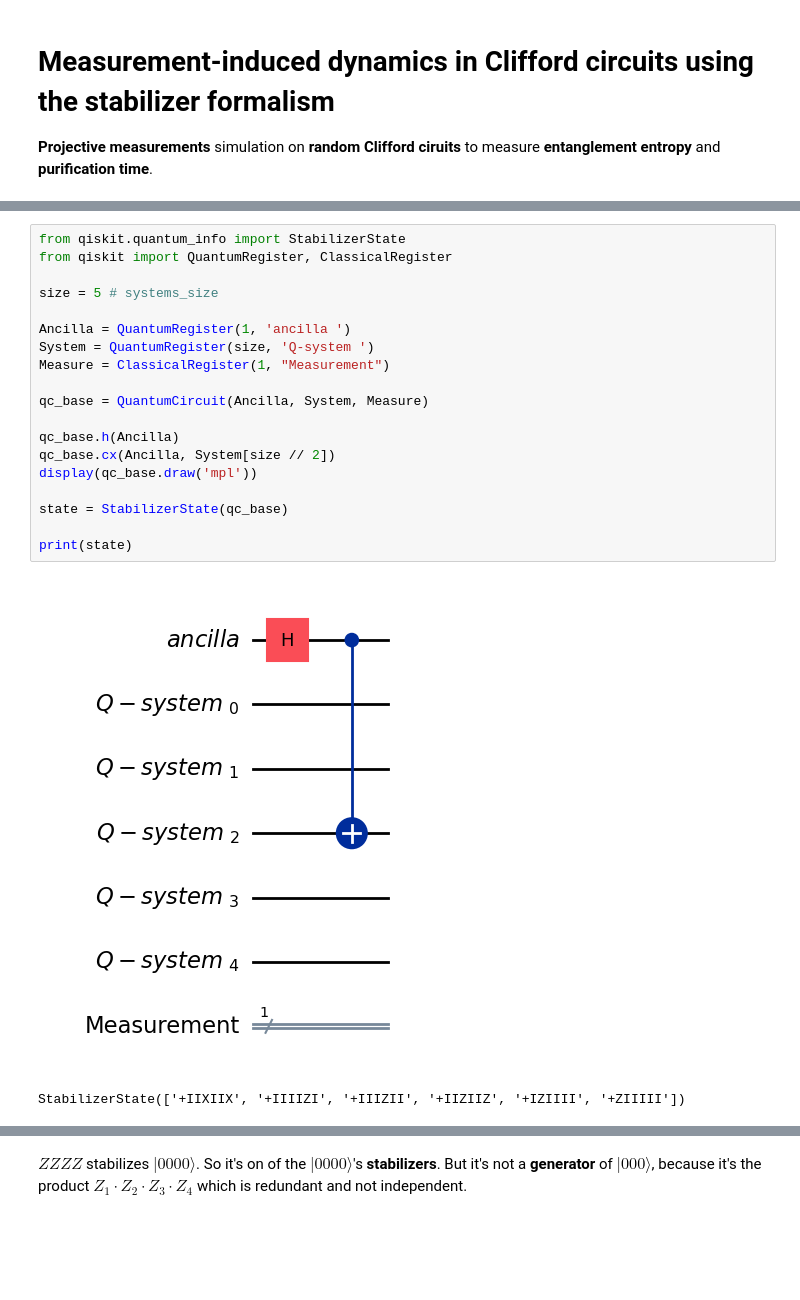
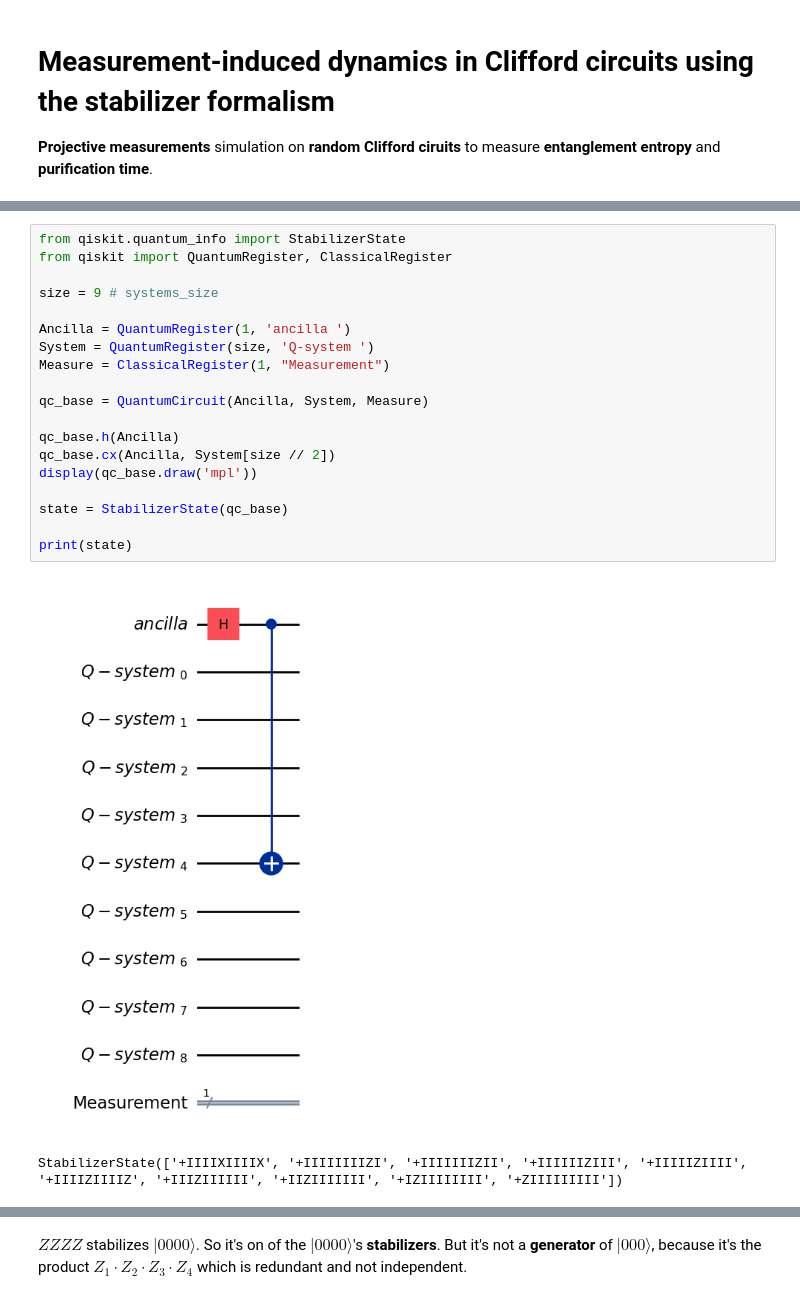
Before and after one commit to AKookani/BrickwallCliffordCircuit, a Jupyter notebook: Meeting_24_6_2026.ipynb, the cells around one changed output, grey strips where cells are left out. Saved outputs shown, nothing was run; the diff lists cells and outputs as text; blank space fills up the shorter version.

```diff
--- a/Meeting_24_6_2026.ipynb
+++ b/Meeting_24_6_2026.ipynb
@@ -197,25 +193,25 @@ Successfully installed qiskit-aer-0.17.2
 # %%
 from qiskit.quantum_info import StabilizerState
 from qiskit import QuantumRegister, ClassicalRegister
 
-size = 5 # systems_size
+size = 9 # systems_size
 
 Ancilla = QuantumRegister(1, 'ancilla ')
 System = QuantumRegister(size, 'Q-system ')
 Measure = ClassicalRegister(1, "Measurement")
 
 qc_base = QuantumCircuit(Ancilla, System, Measure)
 
 qc_base.h(Ancilla)
 qc_base.cx(Ancilla, System[size // 2])
 display(qc_base.draw('mpl'))
 
 state = StabilizerState(qc_base)
 
 print(state)
 # %% [output]
-[figure, old version]
+[figure, new version]
-StabilizerState(['+IIXIIX', '+IIIIZI', '+IIIZII', '+IIZIIZ', '+IZIIII', '+ZIIIII'])
+StabilizerState(['+IIIIXIIIIX', '+IIIIIIIIZI', '+IIIIIIIZII', '+IIIIIIZIII', '+IIIIIZIIII', '+IIIIZIIIIZ', '+IIIZIIIIII', '+IIZIIIIIII', '+IZIIIIIIII', '+ZIIIIIIIII'])
 # %%
 import numpy as np
 from qiskit.circuit import QuantumCircuit
```
Also changed, not shown: parts of 8 cells of this notebook.
